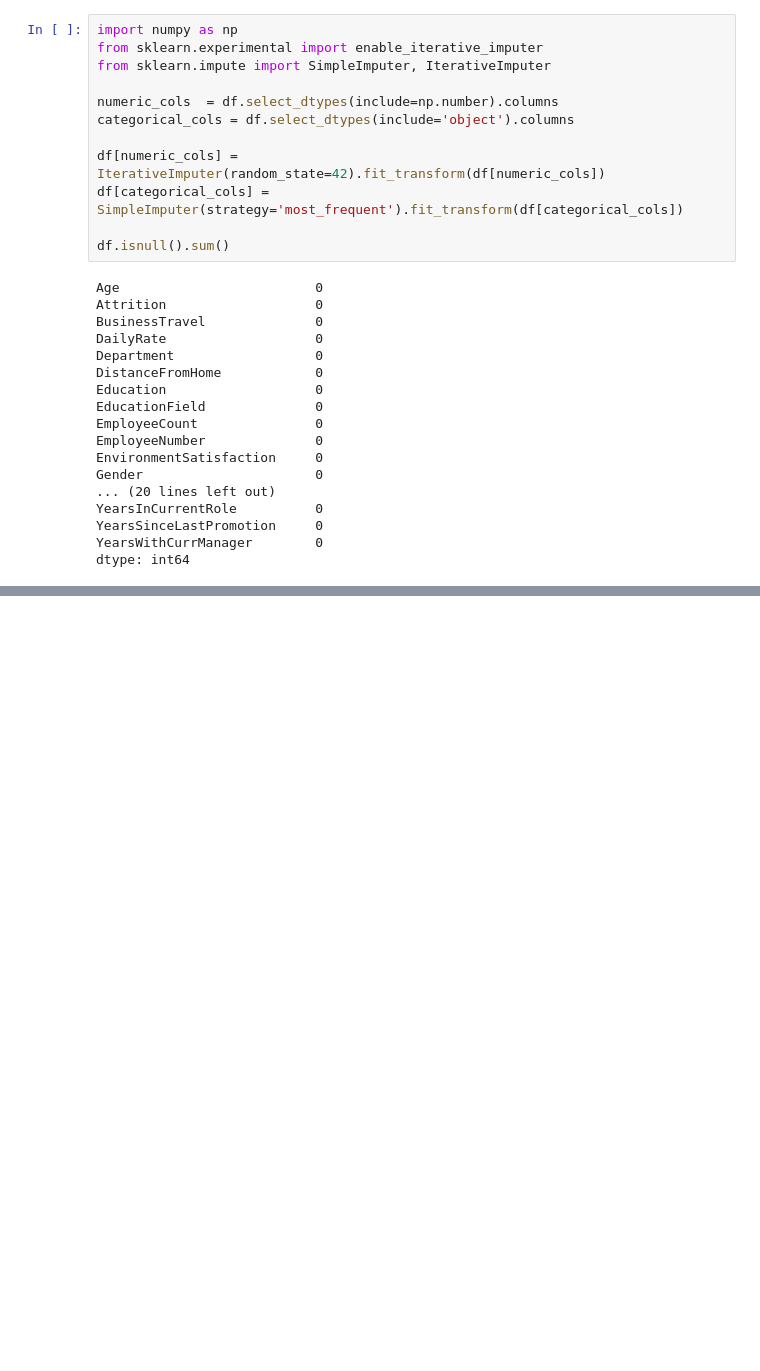
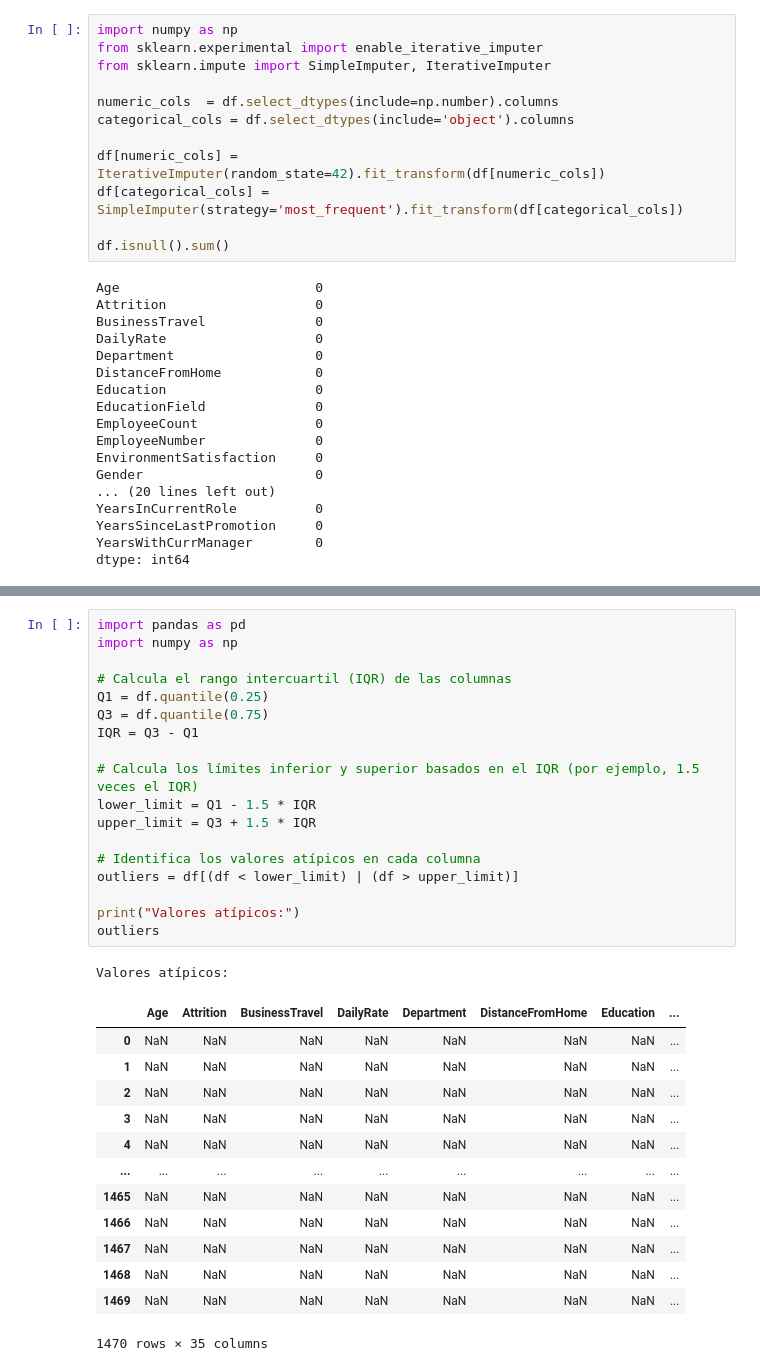
Before and after one commit to MoncadaMoncada/PROYECTO_3_HR_Analytics, a Jupyter notebook: Diana/proyecto_diana.ipynb, the cells around one changed output, grey strips where cells are left out. Saved outputs shown, nothing was run; the diff lists cells and outputs as text; blank space fills up the shorter version.

```diff
--- a/Diana/proyecto_diana.ipynb
+++ b/Diana/proyecto_diana.ipynb
@@ -183,0 +186,33 @@ dtype: int64
+# %%
+import pandas as pd
+import numpy as np
+
+# Calcula el rango intercuartil (IQR) de las columnas
+Q1 = df.quantile(0.25)
+Q3 = df.quantile(0.75)
+IQR = Q3 - Q1
+
+# Calcula los límites inferior y superior basados en el IQR (por ejemplo, 1.5 veces el IQR)
+lower_limit = Q1 - 1.5 * IQR
+upper_limit = Q3 + 1.5 * IQR
+
+# Identifica los valores atípicos en cada columna
+outliers = df[(df < lower_limit) | (df > upper_limit)]
+
+print("Valores atípicos:")
+outliers
+# %% [output]
+Valores atípicos:
+|  | Age | Attrition | BusinessTravel | DailyRate | Department | DistanceFromHome | Education | ... |
+| 0 | NaN | NaN | NaN | NaN | NaN | NaN | NaN | ... |
+| 1 | NaN | NaN | NaN | NaN | NaN | NaN | NaN | ... |
+| 2 | NaN | NaN | NaN | NaN | NaN | NaN | NaN | ... |
+| 3 | NaN | NaN | NaN | NaN | NaN | NaN | NaN | ... |
+| 4 | NaN | NaN | NaN | NaN | NaN | NaN | NaN | ... |
+| ... | ... | ... | ... | ... | ... | ... | ... | ... |
+| 1465 | NaN | NaN | NaN | NaN | NaN | NaN | NaN | ... |
+| 1466 | NaN | NaN | NaN | NaN | NaN | NaN | NaN | ... |
+| 1467 | NaN | NaN | NaN | NaN | NaN | NaN | NaN | ... |
+| 1468 | NaN | NaN | NaN | NaN | NaN | NaN | NaN | ... |
+| 1469 | NaN | NaN | NaN | NaN | NaN | NaN | NaN | ... |
+1470 rows × 35 columns
```
Also changed, not shown: parts of 3 cells of this notebook.
